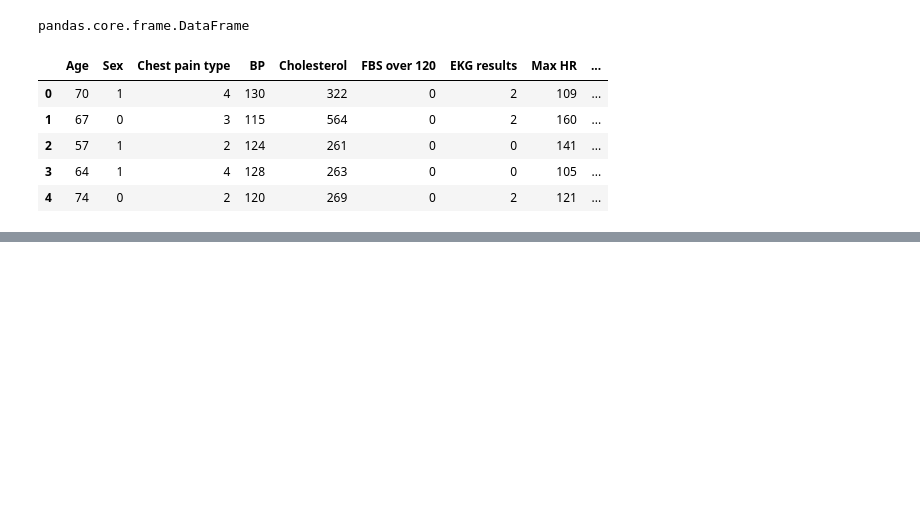
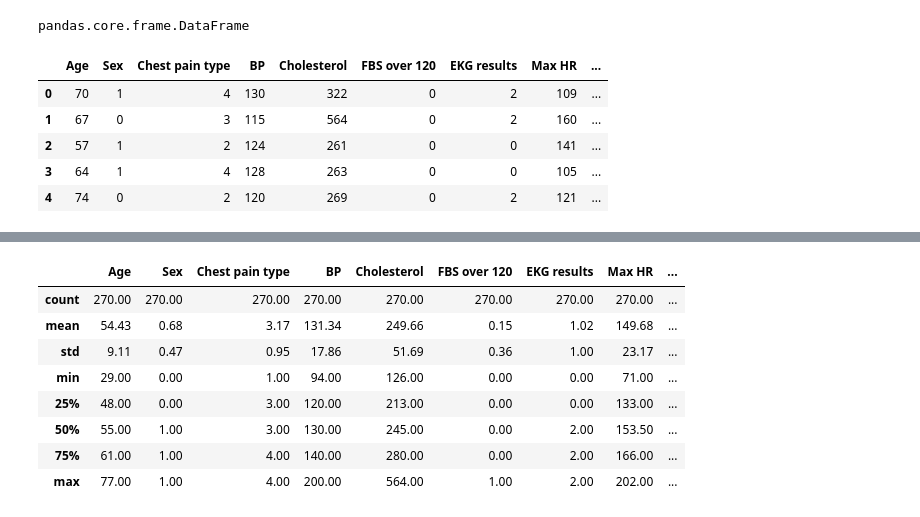
Before and after one commit to marcossiliprandi/MVP_An-lise-de-Dados_Boas-Pr-ticas, a Jupyter notebook: MVP_Doenças_cardiovasculares.ipynb, the cells around one changed output, grey strips where cells are left out. Saved outputs shown, nothing was run; the diff lists cells and outputs as text; code cells hidden in the pictures; blank space fills up the shorter version.

```diff
--- a/MVP_Doenças_cardiovasculares.ipynb
+++ b/MVP_Doenças_cardiovasculares.ipynb
@@ -68,0 +129,16 @@ Heart_Disease.head()
+# %%
+# Verificando as medidas estatísticas
+
+pd.options.display.float_format = '{:.2f}'.format #Formatando valores para 2 casas decimais para uma melhor visualização e entendimento.
+
+Heart_Disease.describe()
+# %% [output]
+|  | Age | Sex | Chest pain type | BP | Cholesterol | FBS over 120 | EKG results | Max HR | ... |
+| count | 270.00 | 270.00 | 270.00 | 270.00 | 270.00 | 270.00 | 270.00 | 270.00 | ... |
+| mean | 54.43 | 0.68 | 3.17 | 131.34 | 249.66 | 0.15 | 1.02 | 149.68 | ... |
+| std | 9.11 | 0.47 | 0.95 | 17.86 | 51.69 | 0.36 | 1.00 | 23.17 | ... |
+| min | 29.00 | 0.00 | 1.00 | 94.00 | 126.00 | 0.00 | 0.00 | 71.00 | ... |
+| 25% | 48.00 | 0.00 | 3.00 | 120.00 | 213.00 | 0.00 | 0.00 | 133.00 | ... |
+| 50% | 55.00 | 1.00 | 3.00 | 130.00 | 245.00 | 0.00 | 2.00 | 153.50 | ... |
+| 75% | 61.00 | 1.00 | 4.00 | 140.00 | 280.00 | 0.00 | 2.00 | 166.00 | ... |
+| max | 77.00 | 1.00 | 4.00 | 200.00 | 564.00 | 1.00 | 2.00 | 202.00 | ... |
```
Also changed, not shown: parts of 6 cells of this notebook.
